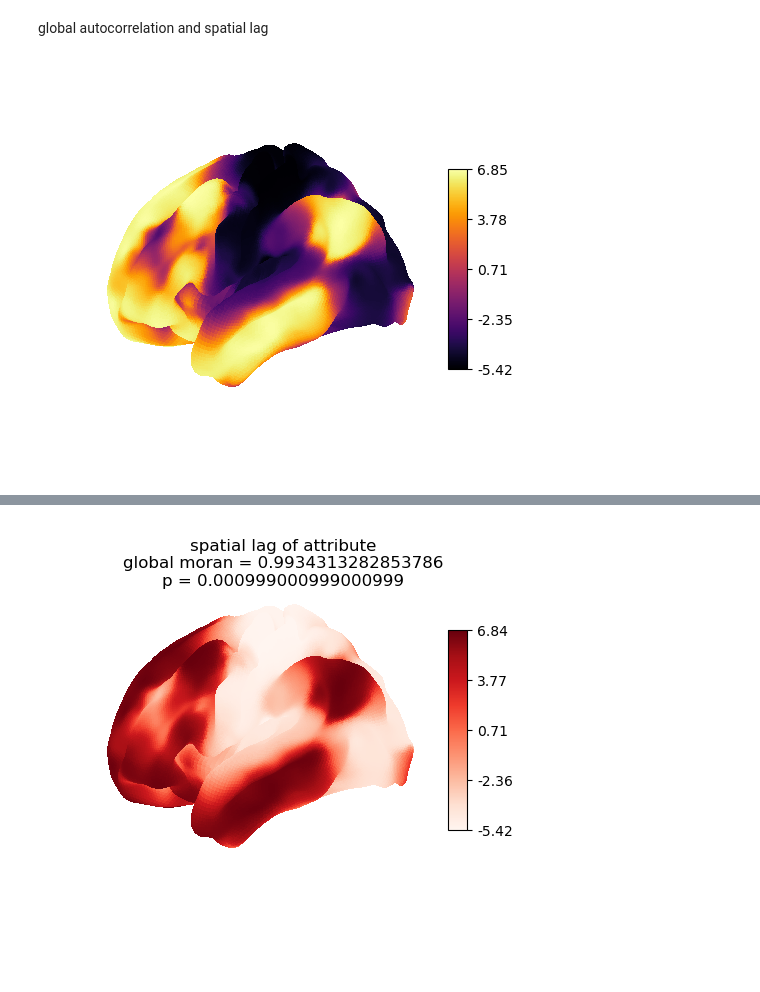
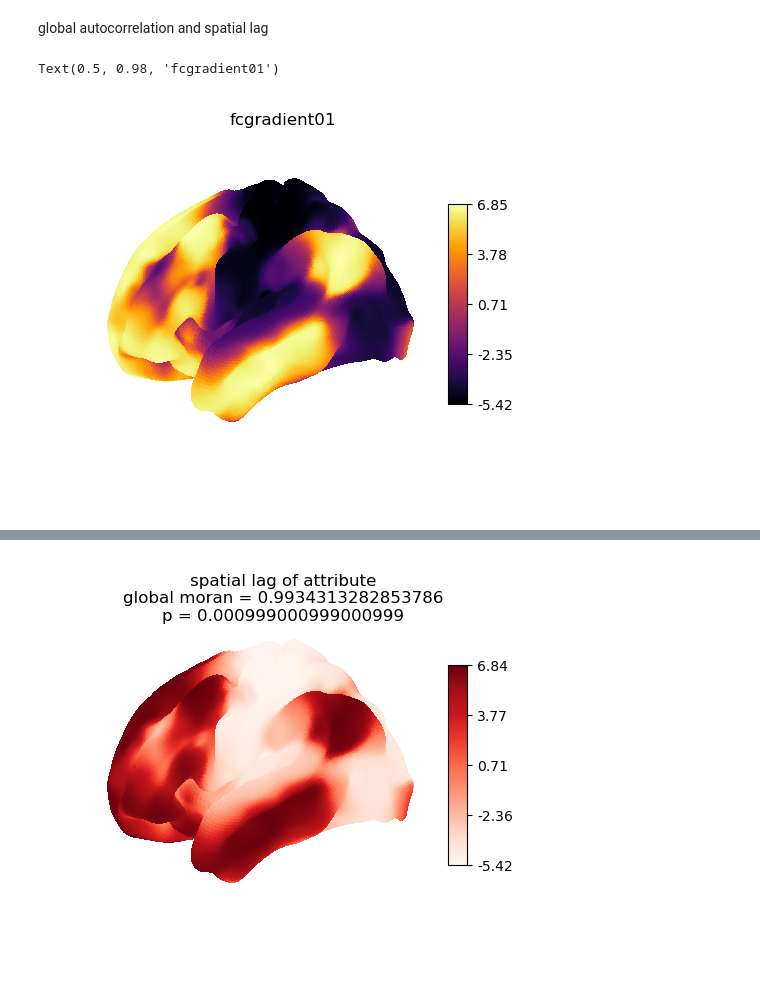
Before and after one commit to shyu2kko/spatial, a Jupyter notebook: spatial_autocorrelation.ipynb, the cells around one changed output, grey strips where cells are left out. Drawn from its saved outputs; the diff is of its cells as text; code cells hidden in the pictures.

```diff
--- a/spatial_autocorrelation.ipynb
+++ b/spatial_autocorrelation.ipynb
@@ -45,15 +36,21 @@ Downloading data from https://files.osf.io/v1/resources/4mw3a/providers/osfstora
 global autocorrelation and spatial lag
 # %%
 # spatial lag
-y = np.asarray(sig1,dtype='float64')
-y_slag = libpysal.weights.lag_spatial(W, y)
+y1 = np.asarray(sig1,dtype='float64')
+y2 = np.asarray(sig2,dtype='float64')
+y_slag1 = libpysal.weights.lag_spatial(W, y1)
+y_slag2 = libpysal.weights.lag_spatial(W, y2)
 
 # Global Spatial Autocorrelation
 import esda
-I = esda.Moran(y=y, w=W, transformation='r', permutations=1000)
+I1 = esda.Moran(y=y1, w=W, transformation='r', permutations=1000)
+I2 = esda.Moran(y=y2, w=W, transformation='r', permutations=1000)
 # %%
 from nilearn.plotting import plot_surf
 
-p = plot_surf(src['L'], y, cmap = 'inferno', colorbar = True, cbar_tick_format='%1.2f'); p.show()
+p = plot_surf(src['L'], y1, cmap = 'inferno', colorbar = True, cbar_tick_format='%1.2f')
+p.suptitle('fcgradient01')
+p.show()
 # %% [output]
+Text(0.5, 0.98, 'fcgradient01')
-[figure, old version]
+[figure, new version]
```
Also changed, not shown: parts of 2 cells of this notebook.
